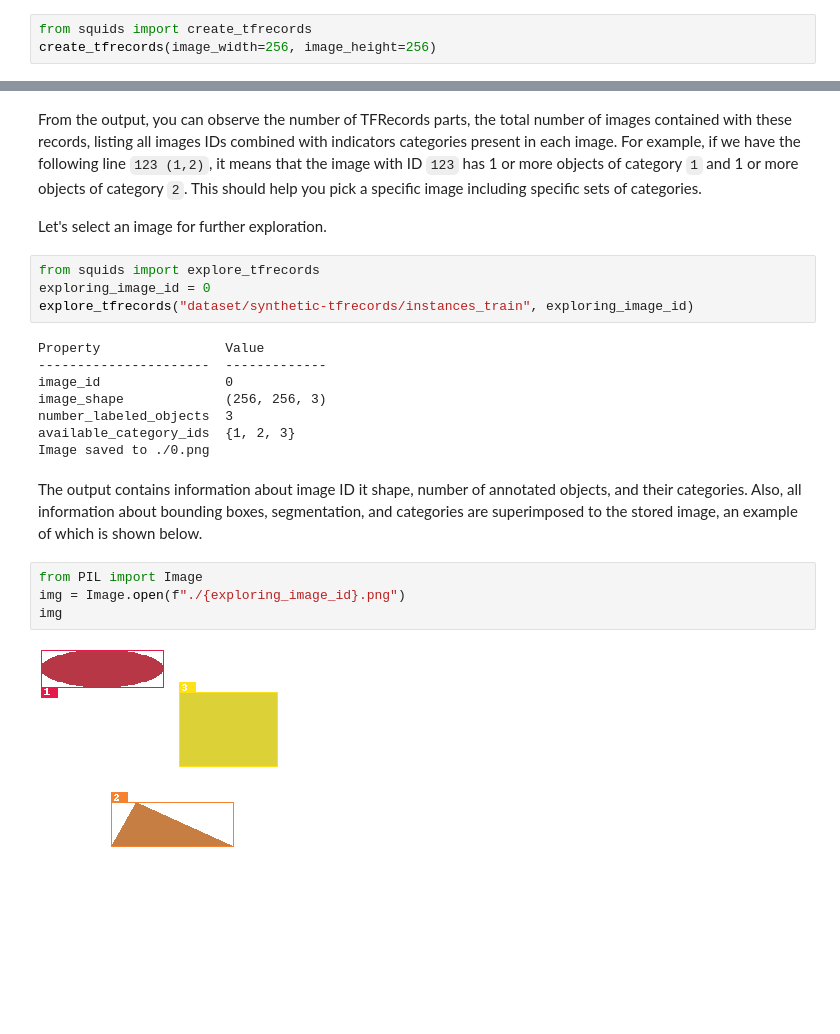
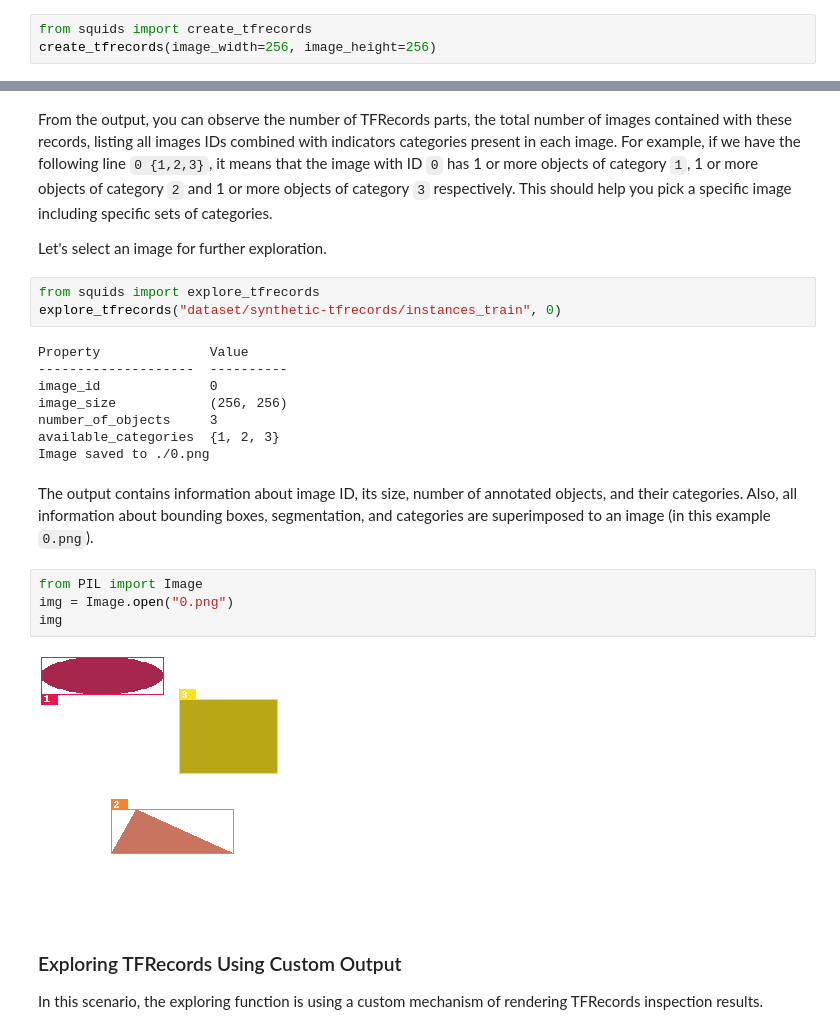
Before and after one commit to mmgalushka/squids, a Jupyter notebook: notebooks/generate-transform-explore.ipynb, the cells around one changed output, grey strips where cells are left out. Cells and saved outputs as stored; diff of their text form; blank space fills up the shorter version.

```diff
--- a/notebooks/generate-transform-explore.ipynb
+++ b/notebooks/generate-transform-explore.ipynb
@@ -224,25 +272,28 @@ dataset/synthetic-tfrecords/instances_train
 Total 712 records
 # %% [markdown]
-From the output, you can observe the number of TFRecords parts, the total number of images contained with these records, listing all images IDs combined with indicators categories present in each image. For example, if we have the following line `123 (1,2)`, it means that the image with ID `123` has 1 or more objects of category `1` and 1 or more objects of category `2`. This should help you pick a specific image including specific sets of categories.
+From the output, you can observe the number of TFRecords parts, the total number of images contained with these records, listing all images IDs combined with indicators categories present in each image. For example, if we have the following line `0 {1,2,3}`, it means that the image with ID `0` has 1 or more objects of category `1`, 1 or more objects of category `2` and  1 or more objects of category `3` respectively. This should help you pick a specific image including specific sets of categories.
 
 Let's select an image for further exploration.
 # %%
 from squids import explore_tfrecords
-exploring_image_id = 0
-explore_tfrecords("dataset/synthetic-tfrecords/instances_train", exploring_image_id)
+explore_tfrecords("dataset/synthetic-tfrecords/instances_train", 0)
 # %% [output]
-Property                Value
-----------------------  -------------
-image_id                0
-image_shape             (256, 256, 3)
-number_labeled_objects  3
-available_category_ids  {1, 2, 3}
+Property              Value
+--------------------  ----------
+image_id              0
+image_size            (256, 256)
+number_of_objects     3
+available_categories  {1, 2, 3}
 Image saved to ./0.png
 # %% [markdown]
-The output contains information about image ID it shape, number of annotated objects, and their categories. Also, all information about bounding boxes, segmentation, and categories are superimposed to the stored image, an example of which is shown below.
+The output contains information about image ID, its size, number of annotated objects, and their categories. Also, all information about bounding boxes, segmentation, and categories are superimposed to an image (in this example `0.png`).
 # %%
 from PIL import Image
-img = Image.open(f"./{exploring_image_id}.png")
+img = Image.open("0.png")
 img
 # %% [output]
-[figure, old version]
+[figure, new version]
+# %% [markdown]
+### Exploring TFRecords Using Custom Output
+
+In this scenario, the exploring function is using a custom mechanism of rendering TFRecords inspection results.
```
Also changed, not shown: parts of 27 cells of this notebook, 17 other files.
